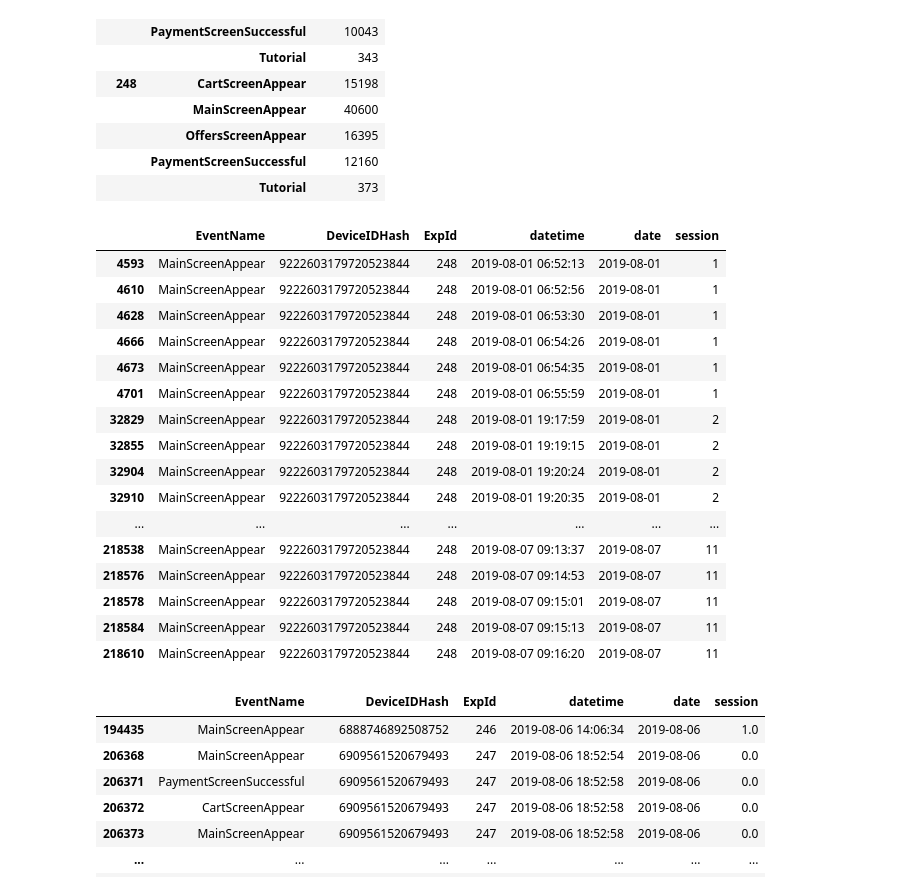
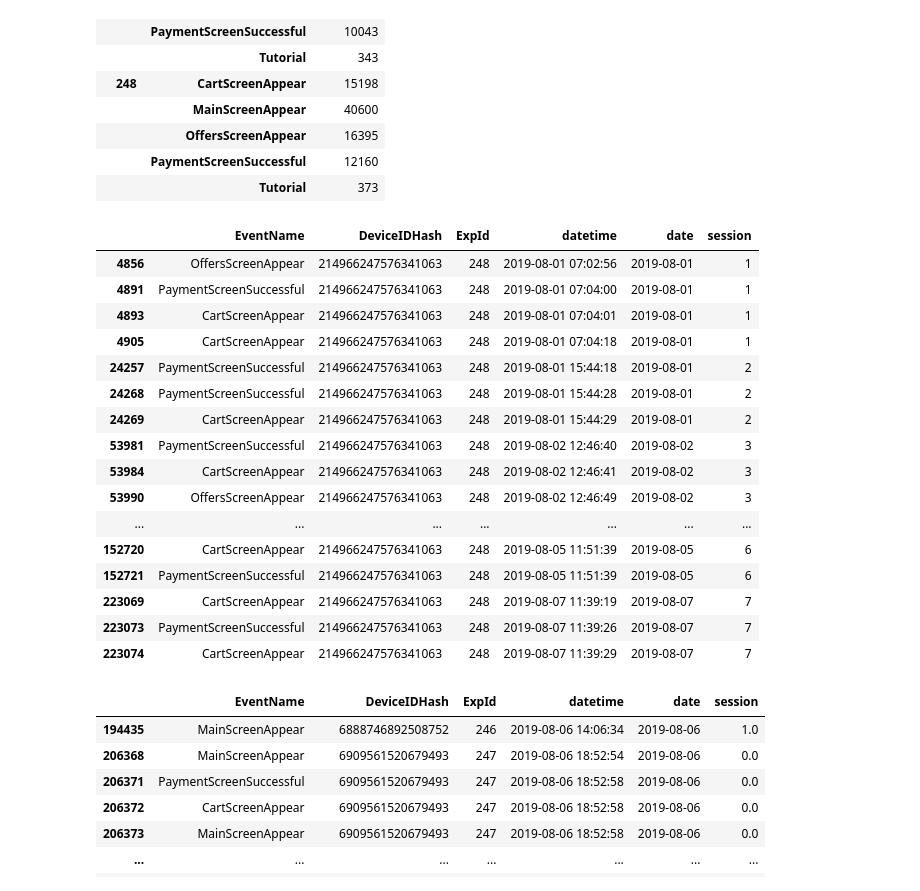
Before and after one commit to antipovdenis/food-app-analytics, a Jupyter notebook: notebooks/02_main.ipynb, the cells around one changed output. Cells and saved outputs as stored; diff of their text form; code cells hidden in the pictures.

```diff
--- a/notebooks/02_main.ipynb
+++ b/notebooks/02_main.ipynb
@@ -188,26 +235,26 @@ Name: DeviceIDHash, dtype: int64
 |  | PaymentScreenSuccessful | 12160 |
 |  | Tutorial | 373 |
 # %%
-# Анализ последовательности событий на примере пользователя    214966247576341063 6922444491712477
-data.query('DeviceIDHash == 9222603179720523844')
+# Анализ последовательности событий на примере пользователя    214966247576341063 6922444491712477 2614239180094538519  9222603179720523844
+data.query('DeviceIDHash == 214966247576341063')
 # %% [output]
 |  | EventName | DeviceIDHash | ExpId | datetime | date | session |
-| 4593 | MainScreenAppear | 9222603179720523844 | 248 | 2019-08-01 06:52:13 | 2019-08-01 | 1 |
-| 4610 | MainScreenAppear | 9222603179720523844 | 248 | 2019-08-01 06:52:56 | 2019-08-01 | 1 |
-| 4628 | MainScreenAppear | 9222603179720523844 | 248 | 2019-08-01 06:53:30 | 2019-08-01 | 1 |
-| 4666 | MainScreenAppear | 9222603179720523844 | 248 | 2019-08-01 06:54:26 | 2019-08-01 | 1 |
-| 4673 | MainScreenAppear | 9222603179720523844 | 248 | 2019-08-01 06:54:35 | 2019-08-01 | 1 |
-| 4701 | MainScreenAppear | 9222603179720523844 | 248 | 2019-08-01 06:55:59 | 2019-08-01 | 1 |
-| 32829 | MainScreenAppear | 9222603179720523844 | 248 | 2019-08-01 19:17:59 | 2019-08-01 | 2 |
-| 32855 | MainScreenAppear | 9222603179720523844 | 248 | 2019-08-01 19:19:15 | 2019-08-01 | 2 |
-| 32904 | MainScreenAppear | 9222603179720523844 | 248 | 2019-08-01 19:20:24 | 2019-08-01 | 2 |
-| 32910 | MainScreenAppear | 9222603179720523844 | 248 | 2019-08-01 19:20:35 | 2019-08-01 | 2 |
+| 4856 | OffersScreenAppear | 214966247576341063 | 248 | 2019-08-01 07:02:56 | 2019-08-01 | 1 |
+| 4891 | PaymentScreenSuccessful | 214966247576341063 | 248 | 2019-08-01 07:04:00 | 2019-08-01 | 1 |
+| 4893 | CartScreenAppear | 214966247576341063 | 248 | 2019-08-01 07:04:01 | 2019-08-01 | 1 |
+| 4905 | CartScreenAppear | 214966247576341063 | 248 | 2019-08-01 07:04:18 | 2019-08-01 | 1 |
+| 24257 | PaymentScreenSuccessful | 214966247576341063 | 248 | 2019-08-01 15:44:18 | 2019-08-01 | 2 |
+| 24268 | PaymentScreenSuccessful | 214966247576341063 | 248 | 2019-08-01 15:44:28 | 2019-08-01 | 2 |
+| 24269 | CartScreenAppear | 214966247576341063 | 248 | 2019-08-01 15:44:29 | 2019-08-01 | 2 |
+| 53981 | PaymentScreenSuccessful | 214966247576341063 | 248 | 2019-08-02 12:46:40 | 2019-08-02 | 3 |
+| 53984 | CartScreenAppear | 214966247576341063 | 248 | 2019-08-02 12:46:41 | 2019-08-02 | 3 |
+| 53990 | OffersScreenAppear | 214966247576341063 | 248 | 2019-08-02 12:46:49 | 2019-08-02 | 3 |
 | ... | ... | ... | ... | ... | ... | ... |
-| 218538 | MainScreenAppear | 9222603179720523844 | 248 | 2019-08-07 09:13:37 | 2019-08-07 | 11 |
-| 218576 | MainScreenAppear | 9222603179720523844 | 248 | 2019-08-07 09:14:53 | 2019-08-07 | 11 |
-| 218578 | MainScreenAppear | 9222603179720523844 | 248 | 2019-08-07 09:15:01 | 2019-08-07 | 11 |
-| 218584 | MainScreenAppear | 9222603179720523844 | 248 | 2019-08-07 09:15:13 | 2019-08-07 | 11 |
-| 218610 | MainScreenAppear | 9222603179720523844 | 248 | 2019-08-07 09:16:20 | 2019-08-07 | 11 |
+| 152720 | CartScreenAppear | 214966247576341063 | 248 | 2019-08-05 11:51:39 | 2019-08-05 | 6 |
+| 152721 | PaymentScreenSuccessful | 214966247576341063 | 248 | 2019-08-05 11:51:39 | 2019-08-05 | 6 |
+| 223069 | CartScreenAppear | 214966247576341063 | 248 | 2019-08-07 11:39:19 | 2019-08-07 | 7 |
+| 223073 | PaymentScreenSuccessful | 214966247576341063 | 248 | 2019-08-07 11:39:26 | 2019-08-07 | 7 |
+| 223074 | CartScreenAppear | 214966247576341063 | 248 | 2019-08-07 11:39:29 | 2019-08-07 | 7 |
 # %%
 # пробуем выделить сессии  - неправильный метод, ибо сравнивает с уже имеющейся колонкой, а в ней все нули. А очень хотелось использовать np.select )) Попробовать позже инач сделать
 
```
Also changed, not shown: parts of 17 cells of this notebook, 2 other files.
